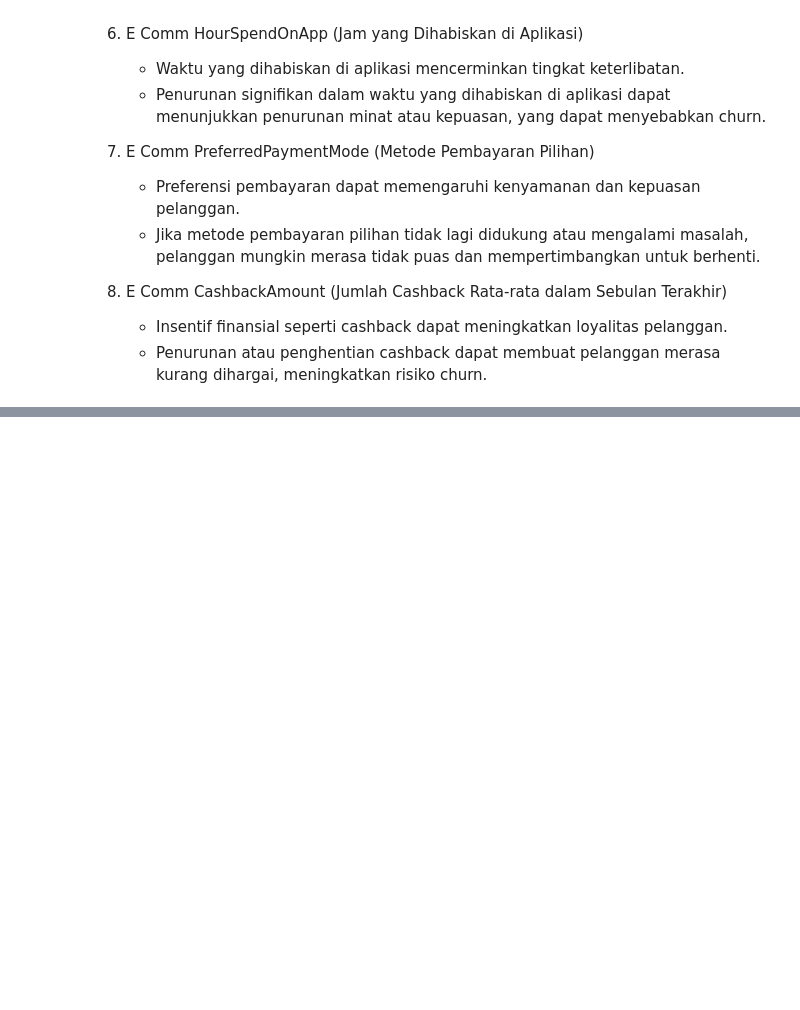
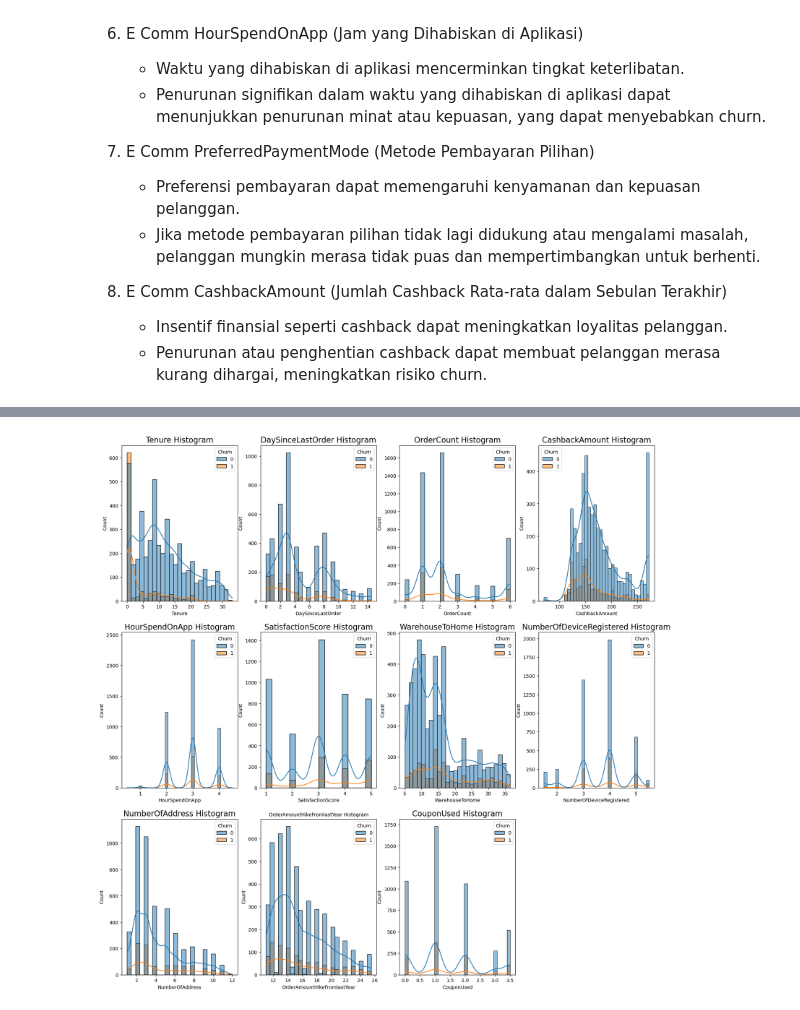
Before and after one commit to Dokaebi20/Finpro_Zetta_11-24, a Jupyter notebook: FinPro.ipynb, the cells around one changed output, grey strips where cells are left out. Saved outputs shown, nothing was run; the diff lists cells and outputs as text; code cells hidden in the pictures; blank space fills up the shorter version.

```diff
--- a/FinPro.ipynb
+++ b/FinPro.ipynb
@@ -578,0 +561,50 @@ Berdasarkan grafik, metode COD (Cash On Delivery) memiliki persentase tingkat ch
+# %%
+plt.figure(figsize=(20,20))
+
+plt.subplot(341)
+sns.histplot(data=df,x='Tenure',hue='Churn',kde=True)
+plt.title('Tenure Histogram',fontsize=16)
+
+plt.subplot(342)
+sns.histplot(data=df,x='DaySinceLastOrder',hue='Churn',kde=True)
+plt.title('DaySinceLastOrder Histogram',fontsize=16)
+
+plt.subplot(343)
+sns.histplot(data=df,x='OrderCount',hue='Churn',kde=True)
+plt.title('OrderCount Histogram',fontsize=16)
+
+plt.subplot(344)
+sns.histplot(data=df,x='CashbackAmount',hue='Churn',kde=True)
+plt.title('CashbackAmount Histogram',fontsize=16)
+
+plt.subplot(345)
+sns.histplot(data=df,x='HourSpendOnApp',hue='Churn',kde=True)
+plt.title('HourSpendOnApp Histogram',fontsize=16)
+
+plt.subplot(346)
+sns.histplot(data=df,x='SatisfactionScore',hue='Churn',kde=True)
+plt.title('SatisfactionScore Histogram',fontsize=16)
+
+plt.subplot(347)
+sns.histplot(data=df,x='WarehouseToHome',hue='Churn',kde=True)
+plt.title('WarehouseToHome Histogram',fontsize=16)
+
+plt.subplot(348)
+sns.histplot(data=df,x='NumberOfDeviceRegistered',hue='Churn',kde=True)
+plt.title('NumberOfDeviceRegistered Histogram',fontsize=16)
+
+plt.subplot(349)
+sns.histplot(data=df,x='NumberOfAddress',hue='Churn',kde=True)
+plt.title('NumberOfAddress Histogram',fontsize=16)
+
+plt.subplot(3, 4, 10)
+sns.histplot(data=df,x='OrderAmountHikeFromlastYear',hue='Churn',kde=True)
+plt.title('OrderAmountHikeFromlastYear Histogram',fontsize=10)
+
+plt.subplot(3, 4, 11)
+sns.histplot(data=df,x='CouponUsed',hue='Churn',kde=True)
+plt.title('CouponUsed Histogram',fontsize=16)
+
+plt.show()
+# %% [output]
+[figure, added]
```
Also changed, not shown: parts of 13 cells of this notebook.
